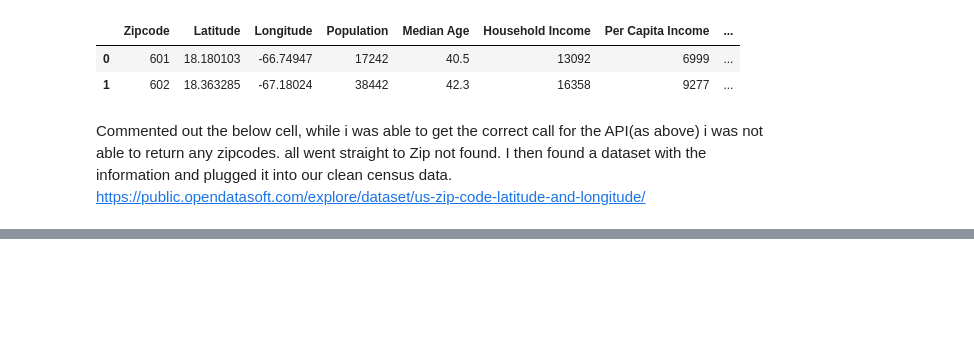
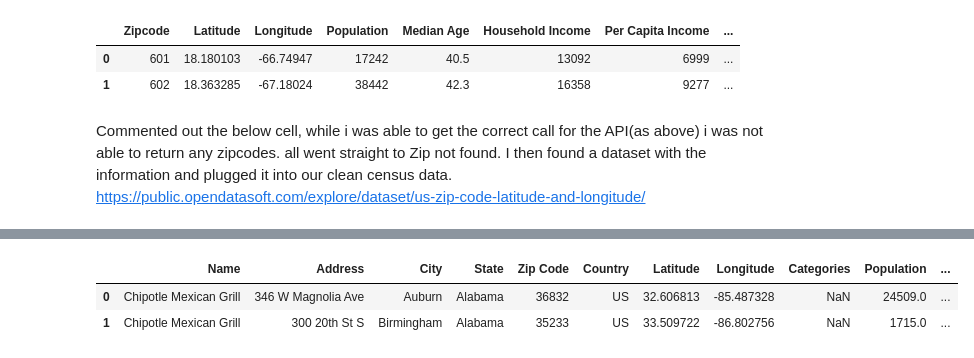
Before and after one commit to JeniLam/Project1_Group2, a Jupyter notebook: Notebooks/Clean_Restaurant_Data.ipynb, the cells around one changed output, grey strips where cells are left out. Drawn from its saved outputs; the diff is of its cells as text; code cells hidden in the pictures; blank space fills up the shorter version.

```diff
--- a/Notebooks/Clean_Restaurant_Data.ipynb
+++ b/Notebooks/Clean_Restaurant_Data.ipynb
@@ -284,0 +321,8 @@ fig
+# %%
+chart_all_rest = all_rest_df.loc[(all_rest_df['Name']== 'Chipotle Mexican Grill')|(all_rest_df['Name']== 'McDonald\'s')|(all_rest_df['Name']== 'Taco Bell')|(all_rest_df['Name']== 'KFC')
+                                |(all_rest_df['Name']== 'TaPizza Hut')]
+chart_all_rest.head(2)
+# %% [output]
+|  | Name | Address | City | State | Zip Code | Country | Latitude | Longitude | Categories | Population | ... |
+| 0 | Chipotle Mexican Grill | 346 W Magnolia Ave | Auburn | Alabama | 36832 | US | 32.606813 | -85.487328 | NaN | 24509.0 | ... |
+| 1 | Chipotle Mexican Grill | 300 20th St S | Birmingham | Alabama | 35233 | US | 33.509722 | -86.802756 | NaN | 1715.0 | ... |
```
Also changed, not shown: parts of 9 cells of this notebook.
